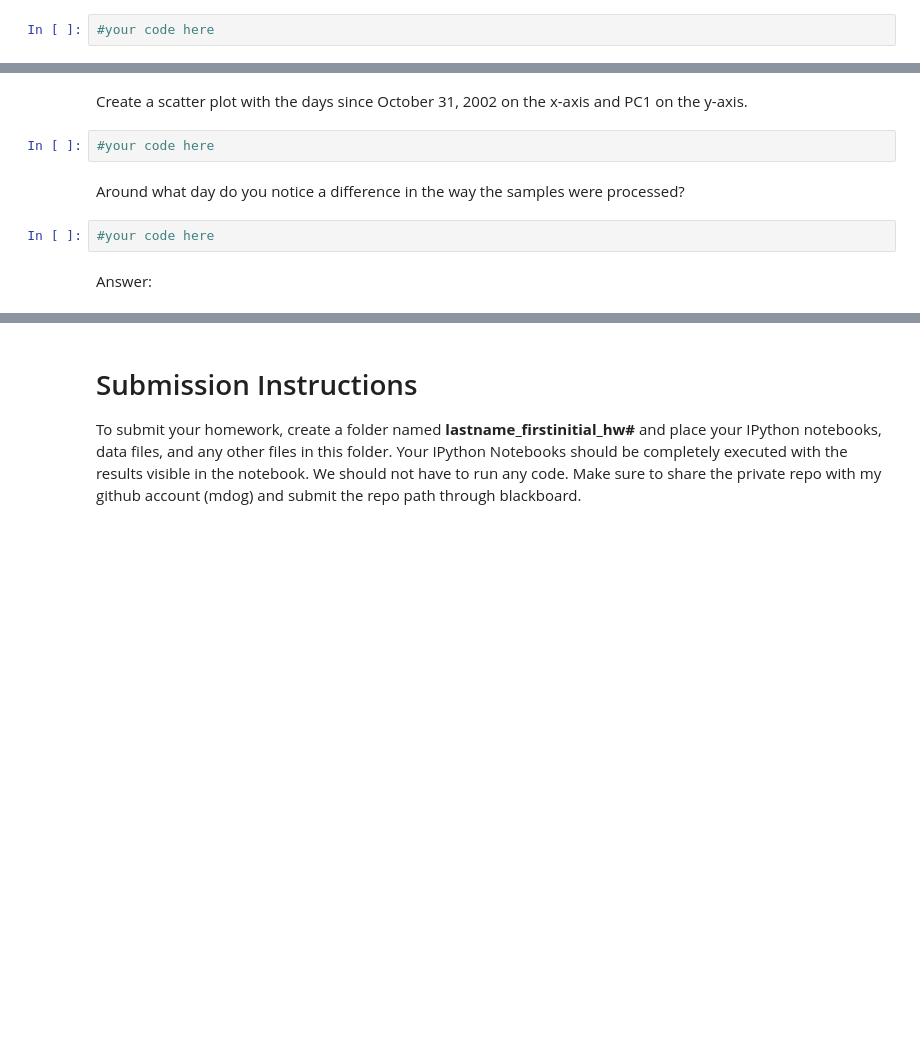
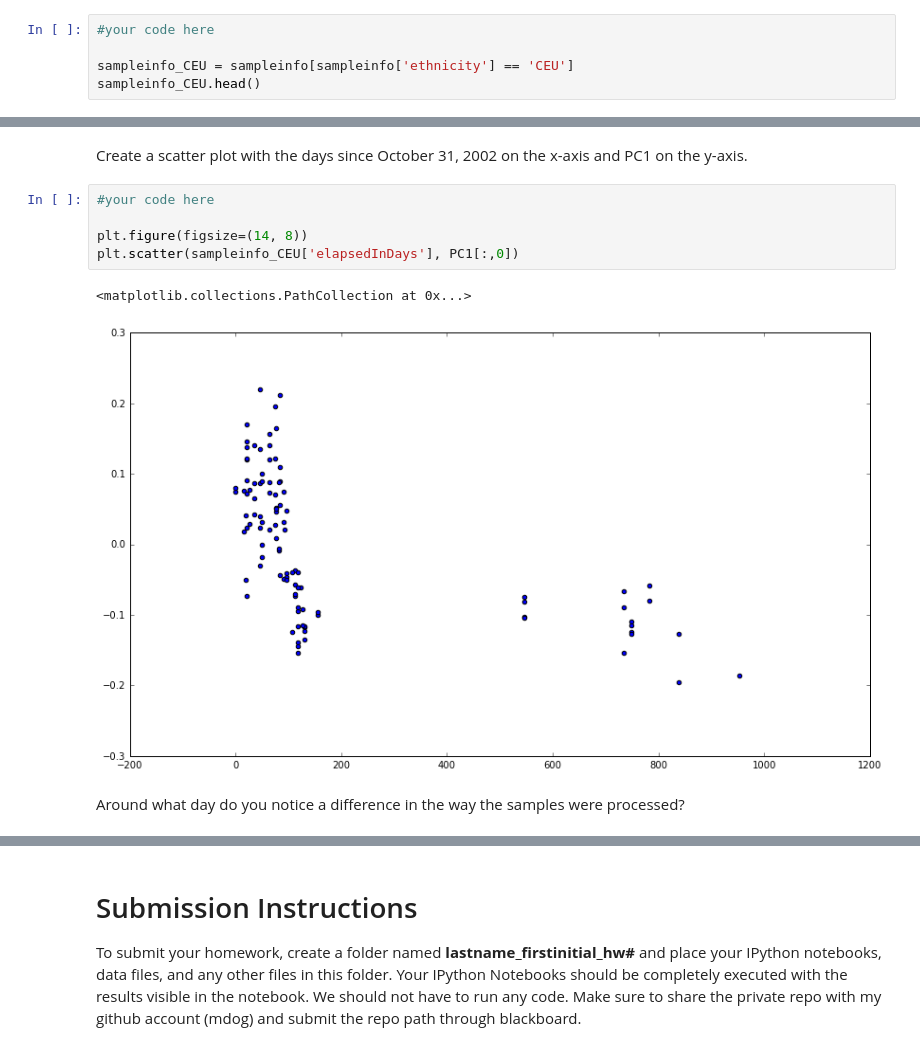
Before and after one commit to LinfinityLab/data-science-hw-assignments, a Jupyter notebook: lin_w_hw2/HW2P1.ipynb, the cells around one changed output, grey strips where cells are left out. Saved outputs shown, nothing was run; the diff lists cells and outputs as text; blank space fills up the shorter version.

```diff
--- a/lin_w_hw2/HW2P1.ipynb
+++ b/lin_w_hw2/HW2P1.ipynb
@@ -96,3 +184,6 @@ Use exploratory analysis and the singular value decomposition (SVD) of the gene
 First subset the the `sampleinfo` DataFrame to include only the CEU ethnicity.  Call this new subsetted DataFrame `sampleinfoCEU`.  Show the head of `sampleinfoCEU` DataFrame.
 # %%
 #your code here
+
+sampleinfo_CEU = sampleinfo[sampleinfo['ethnicity'] == 'CEU']
+sampleinfo_CEU.head()
@@ -121,10 +270,12 @@ Create a histogram using the values from PC1.  Use a bin size of 25.
 # %% [markdown]
 Create a scatter plot with the days since October 31, 2002 on the x-axis and PC1 on the y-axis.
-# %%
-#your code here
+# %%
+#your code here
+
+plt.figure(figsize=(14, 8))
+plt.scatter(sampleinfo_CEU['elapsedInDays'], PC1[:,0])
+# %% [output]
+<matplotlib.collections.PathCollection at 0x...>
+[figure, added]
 # %% [markdown]
 Around what day do you notice a difference in the way the samples were processed?
-# %%
-#your code here
-# %% [markdown]
-Answer:
```
Also changed, not shown: parts of 23 cells of this notebook.
